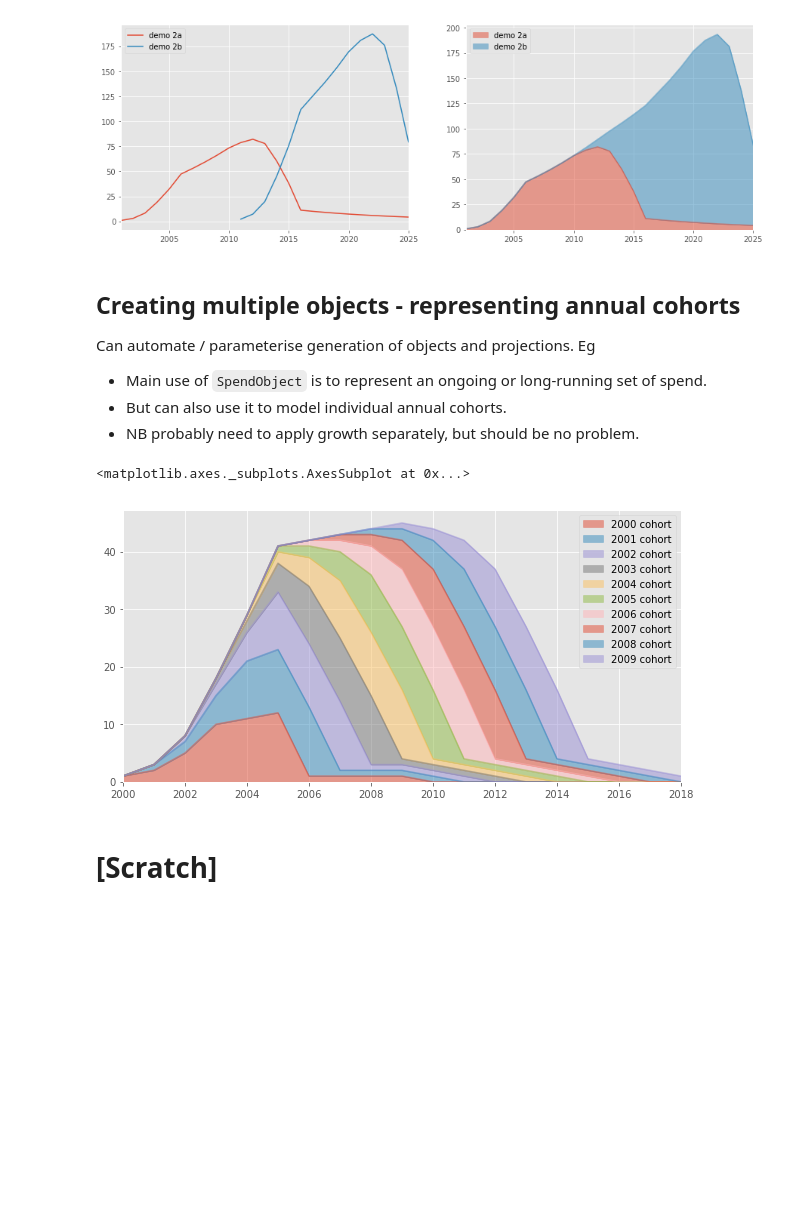
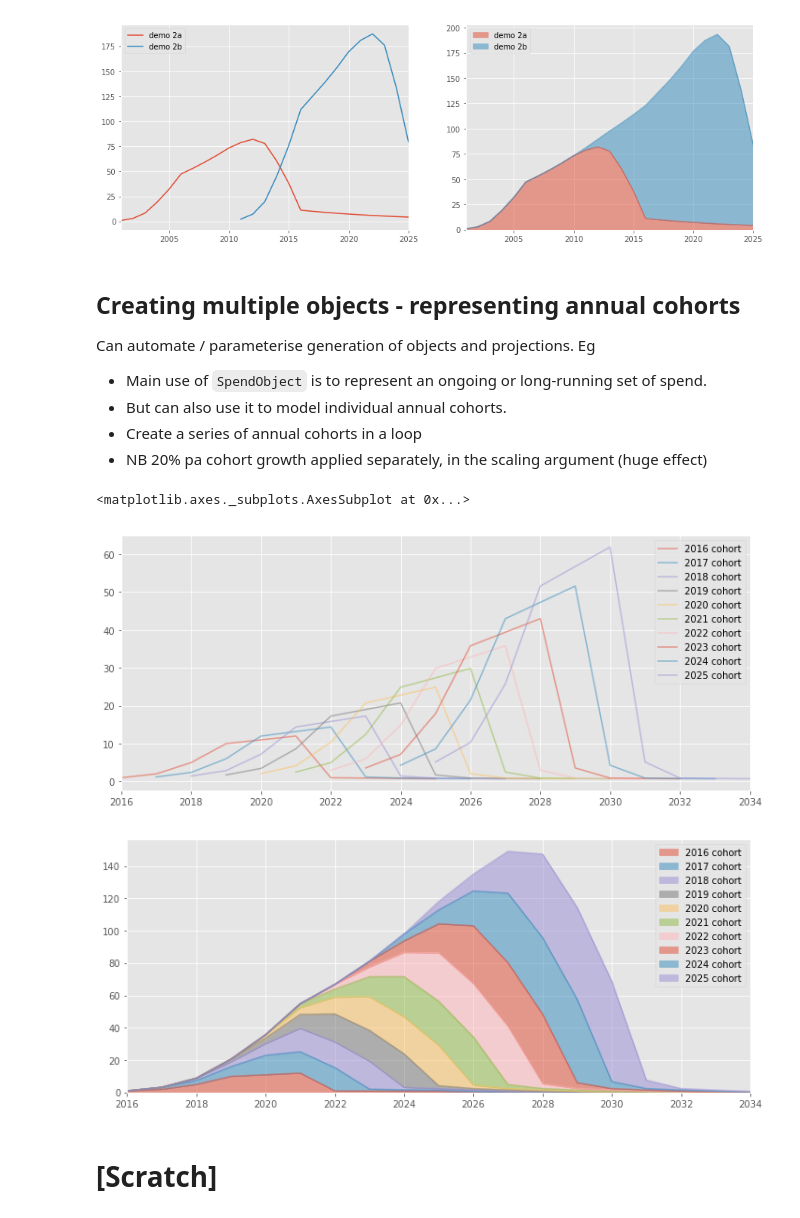
Before and after one commit to opi9a/data_accelerator, a Jupyter notebook: spend_main_dev.ipynb, the cells around one changed output. Saved outputs shown, nothing was run; the diff lists cells and outputs as text; code cells hidden in the pictures; blank space fills up the shorter version.

```diff
--- a/spend_main_dev.ipynb
+++ b/spend_main_dev.ipynb
@@ -47,7 +48,10 @@ class SpendObject:
     "terminal" spend, which continues indefinitely, changing according to the terminal growth rate
     (this would normally be negative).
     '''
-    def __init__(self, profile, launch_start, launch_stop, coh_growth=0, term_growth=0, scale=1, name='spend_obj'):
+
+    def __init__(self, profile, launch_start, launch_stop,
+                 coh_growth=0, term_growth=0, scale=1, name='spend_obj'):
+
         self.raw_profile = profile
         self.profile = profile * scale
         self.prof_scale = scale
@@ -72,7 +76,7 @@ class SpendObject:
                      "terminal growth rate": self.term_growth}
 
 
-########################################## MAIN FUNCTION #################################################
+####################################### MAIN METHOD #############################################
 
 
     def _spender(self, spend_per, debug=False):
@@ -123,7 +127,6 @@ class SpendObject:
                 val = self.profile[prof_point] * coh_adj # adjust for cohort growth
 
 
-
             # If the period is beyond the profile, use the terminal value
             else:
                 # adjust the terminal value by the cohort growth, then for change after terminal period
@@ -148,7 +151,7 @@ class SpendObject:
 ############################################ --- ENDS --- ##############################################
 
 
-    # This allows instances to be indexed to give spend at any time point or slice.  Not sure if it's useful.
+    # This allows instances to be indexed to give spend at any time point or slice.  Not sure if useful.
     def __getitem__(self, sl):
         # test if it's a single index, rather than a slice
         if isinstance(sl,int):
@@ -159,6 +162,7 @@ class SpendObject:
                 slice_out.append(sum(self._spender(i)))
             return slice_out
 
+    # Returns a string with info when the instance is called by name
     def __repr__(self):
         outlist = []
         for key in self._info:
@@ -166,21 +170,24 @@ class SpendObject:
             outlist.append(temp_string)
         return "\n".join(outlist)
 
+    # This does the work for generating the projection, calling the _spender function for each period.
     def get_np(self, max_per, debug=False):
-        np_out_list = []
+        np_out = np.zeros(max_per)
         if debug: print(self.__repr__())
         for i, per in enumerate(range(max_per)):
             if debug: print("\nGetting period ", per)
-            res = sum(self._spender(per, debug))
-            if debug: print("Period ", per, "result ", res)
-            np_out_list.append(res)
-        return(np.array(np_out_list))
+            np_out[i] = sum(self._spender(per, debug))
+            if debug: print("Period ", per, "result ", np_out[i])
+        return np_out
 
+    # A pandas series wrapper around the np array, with index shifted appropriately
     def get_pd(self, max_per, debug=False):
-        return pd.Series(self.get_np(max_per, debug=debug), index=range(self.l_start, self.l_start+max_per), name=self.name)
+        return pd.Series(self.get_np(max_per, debug=debug),
+                         index=range(self.l_start, self.l_start+max_per),
+                         name=self.name)
 
 
-#____________________________________________________________________________________________________#
+#________________________________________________________________________________________#
 # %% [markdown]
 ## Usage
 First create some profiles
@@ -298,16 +309,20 @@ pd.concat([pd_2a, pd_2b], axis=1).plot(ax=axs[1], kind="area", stacked=True, alp
 Can automate / parameterise generation of objects and projections.  Eg
 - Main use of `SpendObject` is to represent an ongoing or long-running set of spend.
 - But can also use it to model individual annual cohorts.
-- NB probably need to apply growth separately, but should be no problem.
+- Create a series of annual cohorts in a loop
+- NB 20% pa cohort growth applied separately, in the scaling argument  (huge effect)
 # %%
 series = []
-for year in range(2000, 2010):
-    obj = SpendObject(test_profile, year, year+1, 0, 0, 1, str(year)+" cohort")
+for i, year in enumerate(range(2016, 2026)):
+    obj = SpendObject(test_profile, year, year+1, 0, -0.1, 1.2**i, str(year)+" cohort")
     series.append(obj.get_pd(10))
-pd.concat(series, axis=1).plot(kind="area", stacked=True, alpha=0.5, figsize=(10,5))
+
+pd.concat(series, axis=1).plot(alpha=0.5, figsize=(12,5))
+pd.concat(series, axis=1).plot(kind="area", stacked=True, alpha=0.5, figsize=(12,5))
 # %% [output]
 <matplotlib.axes._subplots.AxesSubplot at 0x...>
-[figure, old version]
+[figure, new version]
+[figure, added]
 # %% [markdown]
 
 
```
Also changed, not shown: parts of 7 cells of this notebook.
